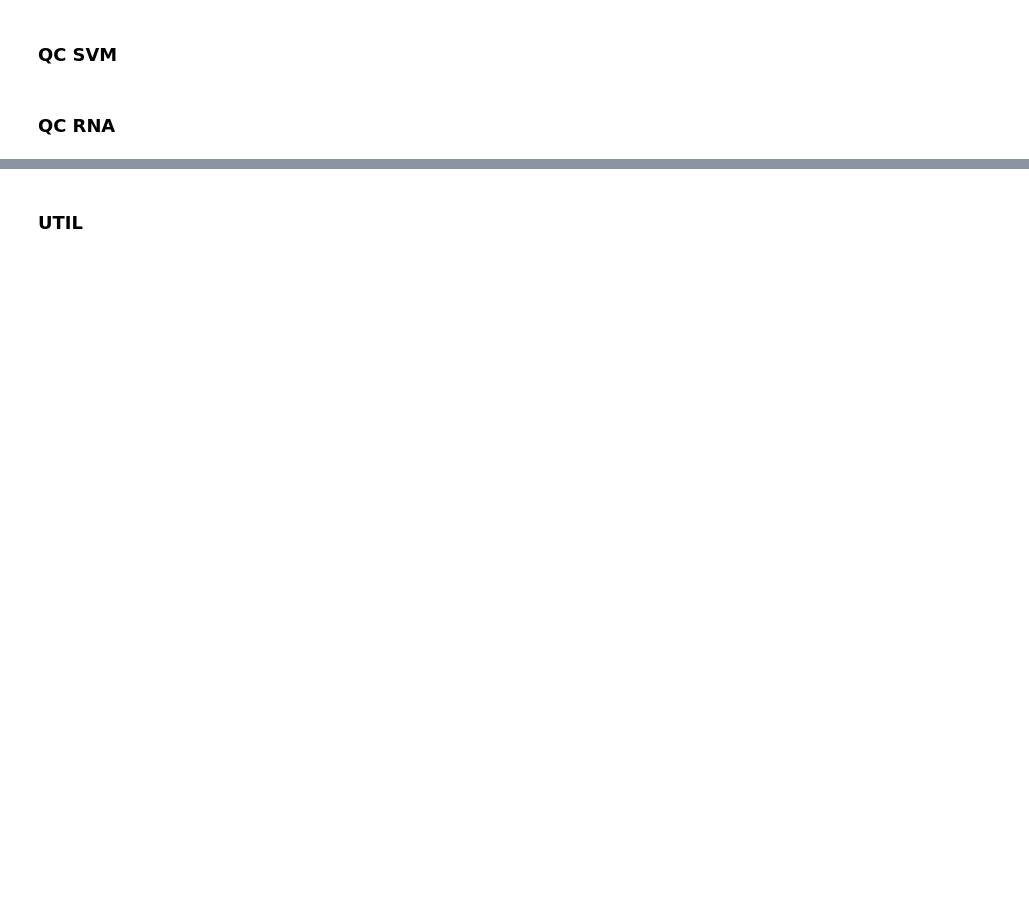
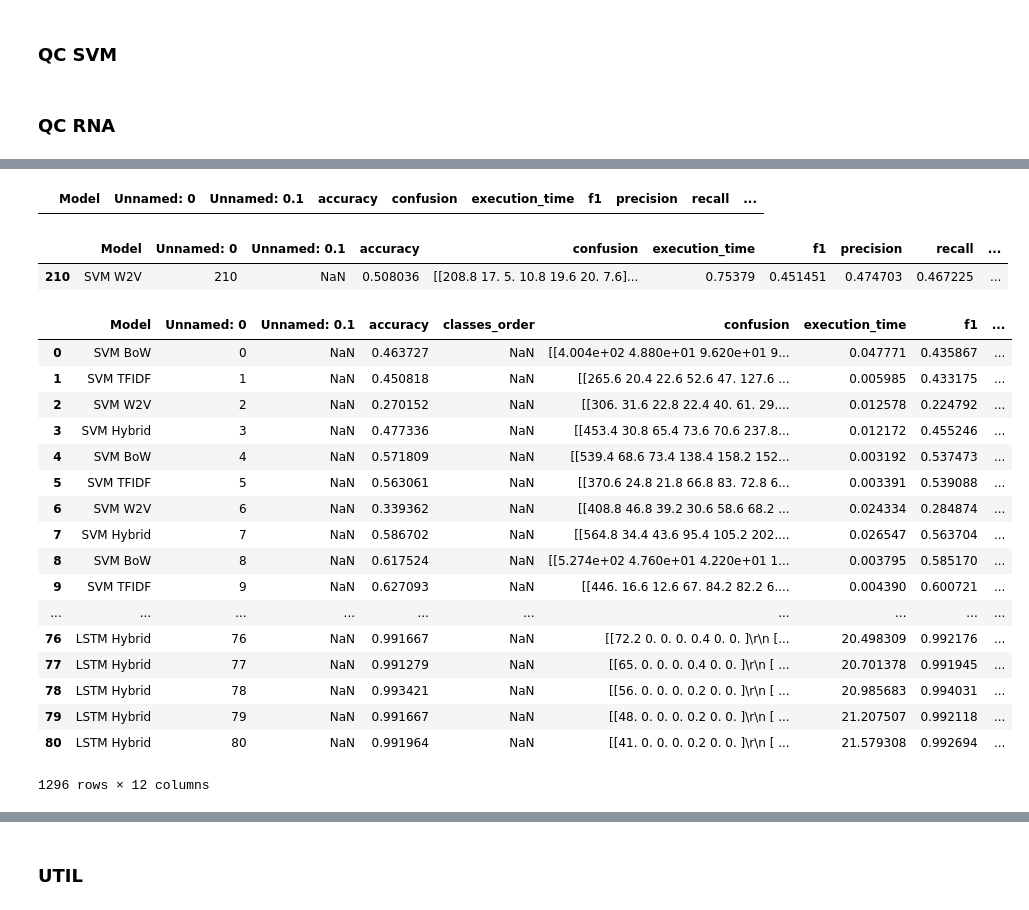
Before and after one commit to eduardogc8/qc-hybrid, a Jupyter notebook: plots.ipynb, the cells around one changed output, grey strips where cells are left out. Cells and saved outputs as stored; diff of their text form; code cells hidden in the pictures; blank space fills up the shorter version.

```diff
--- a/plots.ipynb
+++ b/plots.ipynb
@@ -49,0 +96,7 @@ my_plot_(df, metric='f1', ylabel='F1-Score', path_save='qc_*.eps')
+# %%
+df[df.execution_time > 50]
+
+# 10.988052
+# 27.912165
+# %% [output]
+|  | Model | Unnamed: 0 | Unnamed: 0.1 | accuracy | confusion | execution_time | f1 | precision | recall | ... |
@@ -49,0 +105,26 @@ my_plot_(df, metric='f1', ylabel='F1-Score', path_save='qc_*.eps')
+# %%
+df[df['Unnamed: 0'] == 210]
+# %% [output]
+|  | Model | Unnamed: 0 | Unnamed: 0.1 | accuracy | confusion | execution_time | f1 | precision | recall | ... |
+| 210 | SVM W2V | 210 | NaN | 0.508036 | [[208.8 17. 5. 10.8 19.6 20. 7.6]... | 0.75379 | 0.451451 | 0.474703 | 0.467225 | ... |
+# %%
+df
+# %% [output]
+|  | Model | Unnamed: 0 | Unnamed: 0.1 | accuracy | classes_order | confusion | execution_time | f1 | ... |
+| 0 | SVM BoW | 0 | NaN | 0.463727 | NaN | [[4.004e+02 4.880e+01 9.620e+01 9... | 0.047771 | 0.435867 | ... |
+| 1 | SVM TFIDF | 1 | NaN | 0.450818 | NaN | [[265.6 20.4 22.6 52.6 47. 127.6 ... | 0.005985 | 0.433175 | ... |
+| 2 | SVM W2V | 2 | NaN | 0.270152 | NaN | [[306. 31.6 22.8 22.4 40. 61. 29.... | 0.012578 | 0.224792 | ... |
+| 3 | SVM Hybrid | 3 | NaN | 0.477336 | NaN | [[453.4 30.8 65.4 73.6 70.6 237.8... | 0.012172 | 0.455246 | ... |
+| 4 | SVM BoW | 4 | NaN | 0.571809 | NaN | [[539.4 68.6 73.4 138.4 158.2 152... | 0.003192 | 0.537473 | ... |
+| 5 | SVM TFIDF | 5 | NaN | 0.563061 | NaN | [[370.6 24.8 21.8 66.8 83. 72.8 6... | 0.003391 | 0.539088 | ... |
+| 6 | SVM W2V | 6 | NaN | 0.339362 | NaN | [[408.8 46.8 39.2 30.6 58.6 68.2 ... | 0.024334 | 0.284874 | ... |
+| 7 | SVM Hybrid | 7 | NaN | 0.586702 | NaN | [[564.8 34.4 43.6 95.4 105.2 202.... | 0.026547 | 0.563704 | ... |
+| 8 | SVM BoW | 8 | NaN | 0.617524 | NaN | [[5.274e+02 4.760e+01 4.220e+01 1... | 0.003795 | 0.585170 | ... |
+| 9 | SVM TFIDF | 9 | NaN | 0.627093 | NaN | [[446. 16.6 12.6 67. 84.2 82.2 6.... | 0.004390 | 0.600721 | ... |
+| ... | ... | ... | ... | ... | ... | ... | ... | ... | ... |
+| 76 | LSTM Hybrid | 76 | NaN | 0.991667 | NaN | [[72.2 0. 0. 0. 0.4 0. 0. ]\r\n [... | 20.498309 | 0.992176 | ... |
+| 77 | LSTM Hybrid | 77 | NaN | 0.991279 | NaN | [[65. 0. 0. 0. 0.4 0. 0. ]\r\n [ ... | 20.701378 | 0.991945 | ... |
+| 78 | LSTM Hybrid | 78 | NaN | 0.993421 | NaN | [[56. 0. 0. 0. 0.2 0. 0. ]\r\n [ ... | 20.985683 | 0.994031 | ... |
+| 79 | LSTM Hybrid | 79 | NaN | 0.991667 | NaN | [[48. 0. 0. 0. 0.2 0. 0. ]\r\n [ ... | 21.207507 | 0.992118 | ... |
+| 80 | LSTM Hybrid | 80 | NaN | 0.991964 | NaN | [[41. 0. 0. 0. 0.2 0. 0. ]\r\n [ ... | 21.579308 | 0.992694 | ... |
+1296 rows × 12 columns
```
Also changed, not shown: parts of 41 cells of this notebook, 58 other files.
